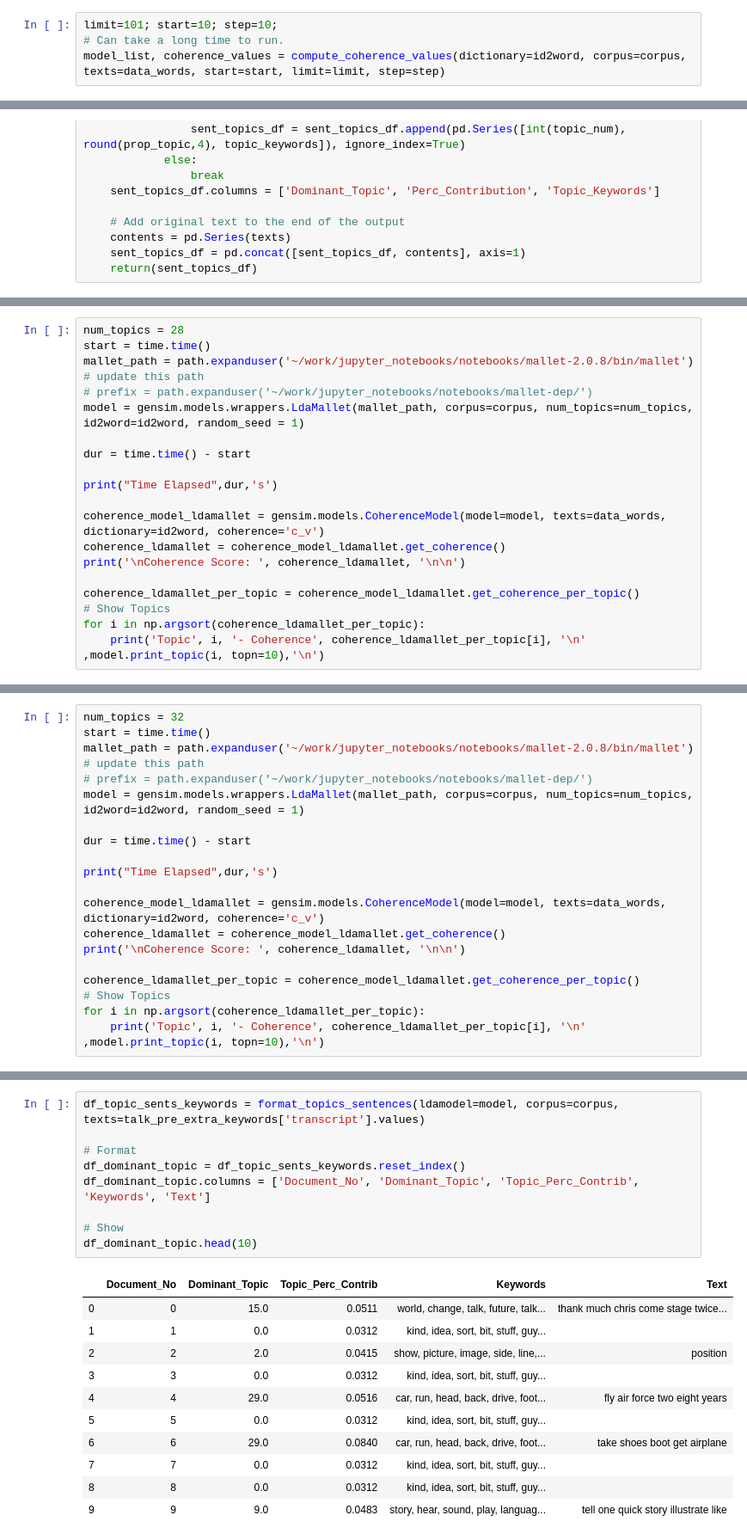
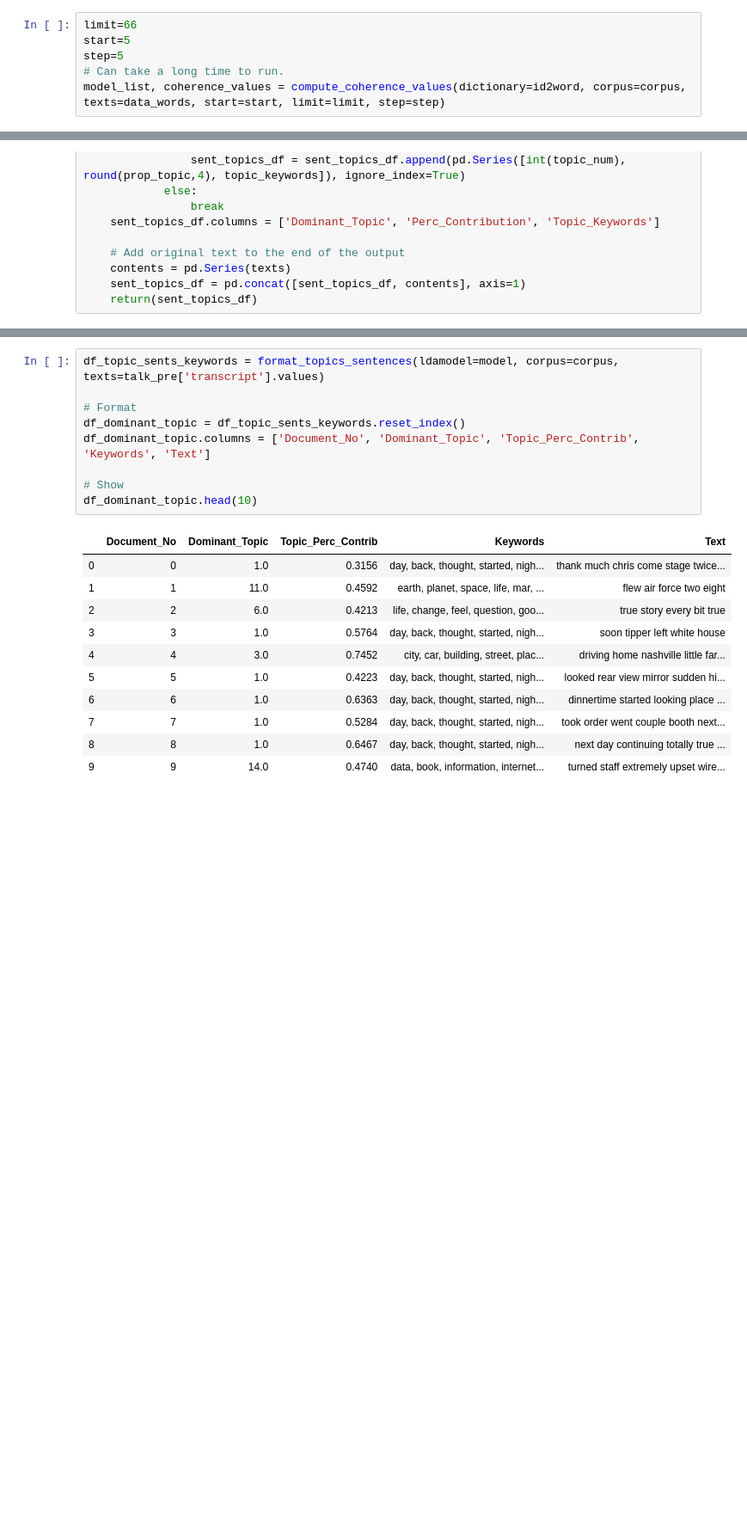
Before and after one commit to D2KLab/ToModAPI, a Jupyter notebook: jupyter_notebooks/notebooks/lda_chapters.ipynb, the cells around one changed output, grey strips where cells are left out. Shown at 86% size. Cells and saved outputs as stored; diff of their text form; blank space fills up the shorter version.

```diff
--- a/jupyter_notebooks/notebooks/lda_chapters.ipynb
+++ b/jupyter_notebooks/notebooks/lda_chapters.ipynb
@@ -140,7 +192,9 @@ def compute_coherence_values(dictionary, corpus, texts, limit, start=2, step=3):
 
     return model_list, coherence_values
 # %%
-limit=101; start=10; step=10;
+limit=66
+start=5
+step=5
 # Can take a long time to run.
 model_list, coherence_values = compute_coherence_values(dictionary=id2word, corpus=corpus, texts=data_words, start=start, limit=limit, step=step)
 # %% [output]
@@ -623,19 +379,0 @@ Topic 7 - Coherence 0.6730344867896976
-# %%
-num_topics = 28
-start = time.time()
-mallet_path = path.expanduser('~/work/jupyter_notebooks/notebooks/mallet-2.0.8/bin/mallet') # update this path
-# prefix = path.expanduser('~/work/jupyter_notebooks/notebooks/mallet-dep/')
-model = gensim.models.wrappers.LdaMallet(mallet_path, corpus=corpus, num_topics=num_topics, id2word=id2word, random_seed = 1)
-
-dur = time.time() - start
-
-print("Time Elapsed",dur,'s')
-
-coherence_model_ldamallet = gensim.models.CoherenceModel(model=model, texts=data_words, dictionary=id2word, coherence='c_v')
-coherence_ldamallet = coherence_model_ldamallet.get_coherence()
-print('\nCoherence Score: ', coherence_ldamallet, '\n\n')
-
-coherence_ldamallet_per_topic = coherence_model_ldamallet.get_coherence_per_topic()
-# Show Topics
-for i in np.argsort(coherence_ldamallet_per_topic):
-    print('Topic', i, '- Coherence', coherence_ldamallet_per_topic[i], '\n' ,model.print_topic(i, topn=10),'\n')
@@ -660,19 +379,0 @@ Topic 8 - Coherence 0.6426982491563282
-# %%
-num_topics = 32
-start = time.time()
-mallet_path = path.expanduser('~/work/jupyter_notebooks/notebooks/mallet-2.0.8/bin/mallet') # update this path
-# prefix = path.expanduser('~/work/jupyter_notebooks/notebooks/mallet-dep/')
-model = gensim.models.wrappers.LdaMallet(mallet_path, corpus=corpus, num_topics=num_topics, id2word=id2word, random_seed = 1)
-
-dur = time.time() - start
-
-print("Time Elapsed",dur,'s')
-
-coherence_model_ldamallet = gensim.models.CoherenceModel(model=model, texts=data_words, dictionary=id2word, coherence='c_v')
-coherence_ldamallet = coherence_model_ldamallet.get_coherence()
-print('\nCoherence Score: ', coherence_ldamallet, '\n\n')
-
-coherence_ldamallet_per_topic = coherence_model_ldamallet.get_coherence_per_topic()
-# Show Topics
-for i in np.argsort(coherence_ldamallet_per_topic):
-    print('Topic', i, '- Coherence', coherence_ldamallet_per_topic[i], '\n' ,model.print_topic(i, topn=10),'\n')
@@ -697,21 +380,21 @@ Topic 8 - Coherence 0.671503635042303
 # %%
-df_topic_sents_keywords = format_topics_sentences(ldamodel=model, corpus=corpus, texts=talk_pre_extra_keywords['transcript'].values)
+df_topic_sents_keywords = format_topics_sentences(ldamodel=model, corpus=corpus, texts=talk_pre['transcript'].values)
 
 # Format
 df_dominant_topic = df_topic_sents_keywords.reset_index()
 df_dominant_topic.columns = ['Document_No', 'Dominant_Topic', 'Topic_Perc_Contrib', 'Keywords', 'Text']
 
 # Show
 df_dominant_topic.head(10)
 # %% [output]
 |  | Document_No | Dominant_Topic | Topic_Perc_Contrib | Keywords | Text |
-| 0 | 0 | 15.0 | 0.0511 | world, change, talk, future, talk... | thank much chris come stage twice... |
-| 1 | 1 | 0.0 | 0.0312 | kind, idea, sort, bit, stuff, guy... |  |
-| 2 | 2 | 2.0 | 0.0415 | show, picture, image, side, line,... | position |
-| 3 | 3 | 0.0 | 0.0312 | kind, idea, sort, bit, stuff, guy... |  |
-| 4 | 4 | 29.0 | 0.0516 | car, run, head, back, drive, foot... | fly air force two eight years |
-| 5 | 5 | 0.0 | 0.0312 | kind, idea, sort, bit, stuff, guy... |  |
-| 6 | 6 | 29.0 | 0.0840 | car, run, head, back, drive, foot... | take shoes boot get airplane |
-| 7 | 7 | 0.0 | 0.0312 | kind, idea, sort, bit, stuff, guy... |  |
-| 8 | 8 | 0.0 | 0.0312 | kind, idea, sort, bit, stuff, guy... |  |
-| 9 | 9 | 9.0 | 0.0483 | story, hear, sound, play, languag... | tell one quick story illustrate like |
+| 0 | 0 | 1.0 | 0.3156 | day, back, thought, started, nigh... | thank much chris come stage twice... |
+| 1 | 1 | 11.0 | 0.4592 | earth, planet, space, life, mar, ... | flew air force two eight |
+| 2 | 2 | 6.0 | 0.4213 | life, change, feel, question, goo... | true story every bit true |
+| 3 | 3 | 1.0 | 0.5764 | day, back, thought, started, nigh... | soon tipper left white house |
+| 4 | 4 | 3.0 | 0.7452 | city, car, building, street, plac... | driving home nashville little far... |
+| 5 | 5 | 1.0 | 0.4223 | day, back, thought, started, nigh... | looked rear view mirror sudden hi... |
+| 6 | 6 | 1.0 | 0.6363 | day, back, thought, started, nigh... | dinnertime started looking place ... |
+| 7 | 7 | 1.0 | 0.5284 | day, back, thought, started, nigh... | took order went couple booth next... |
+| 8 | 8 | 1.0 | 0.6467 | day, back, thought, started, nigh... | next day continuing totally true ... |
+| 9 | 9 | 14.0 | 0.4740 | data, book, information, internet... | turned staff extremely upset wire... |
```
Also changed, not shown: parts of 48 cells of this notebook, 24 other files.
